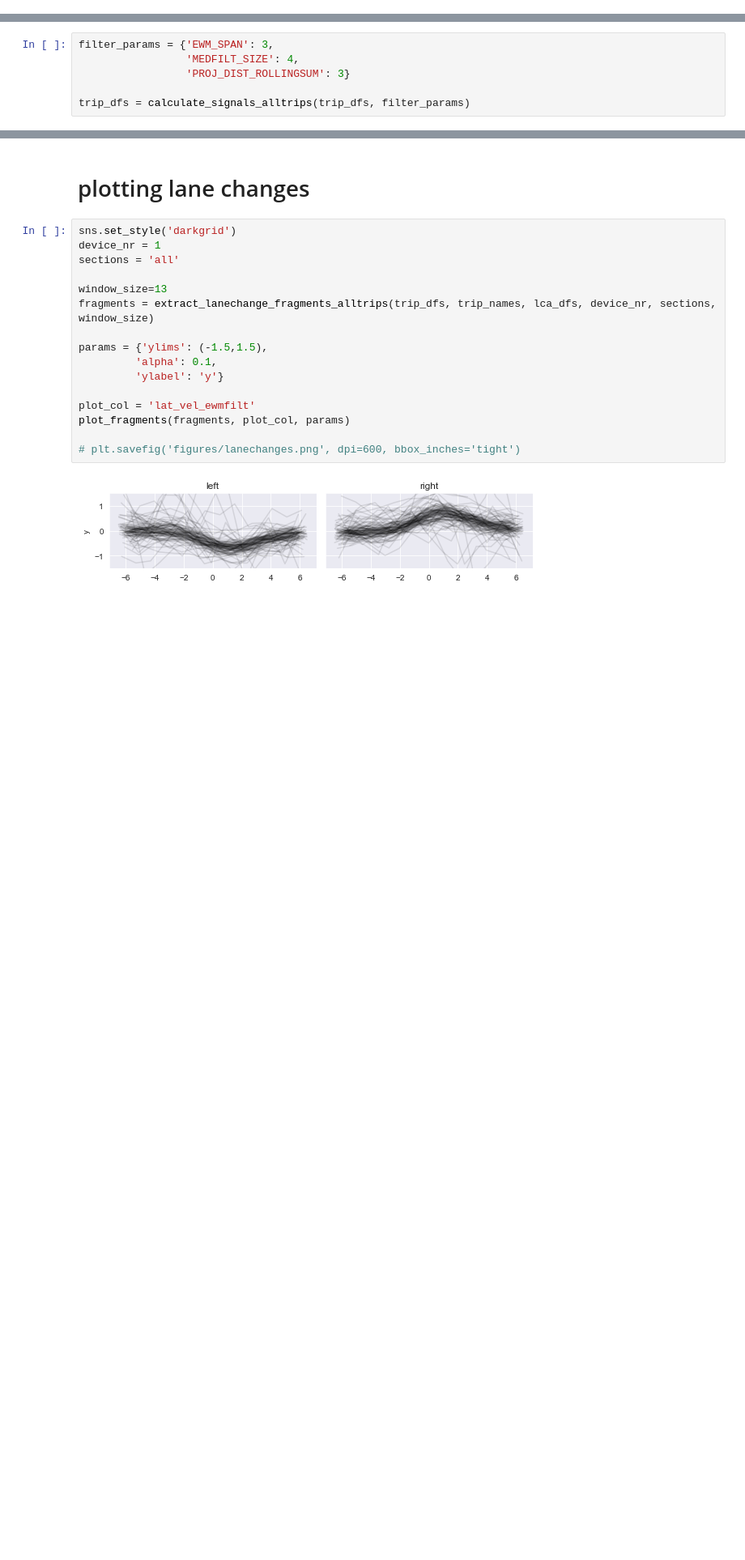
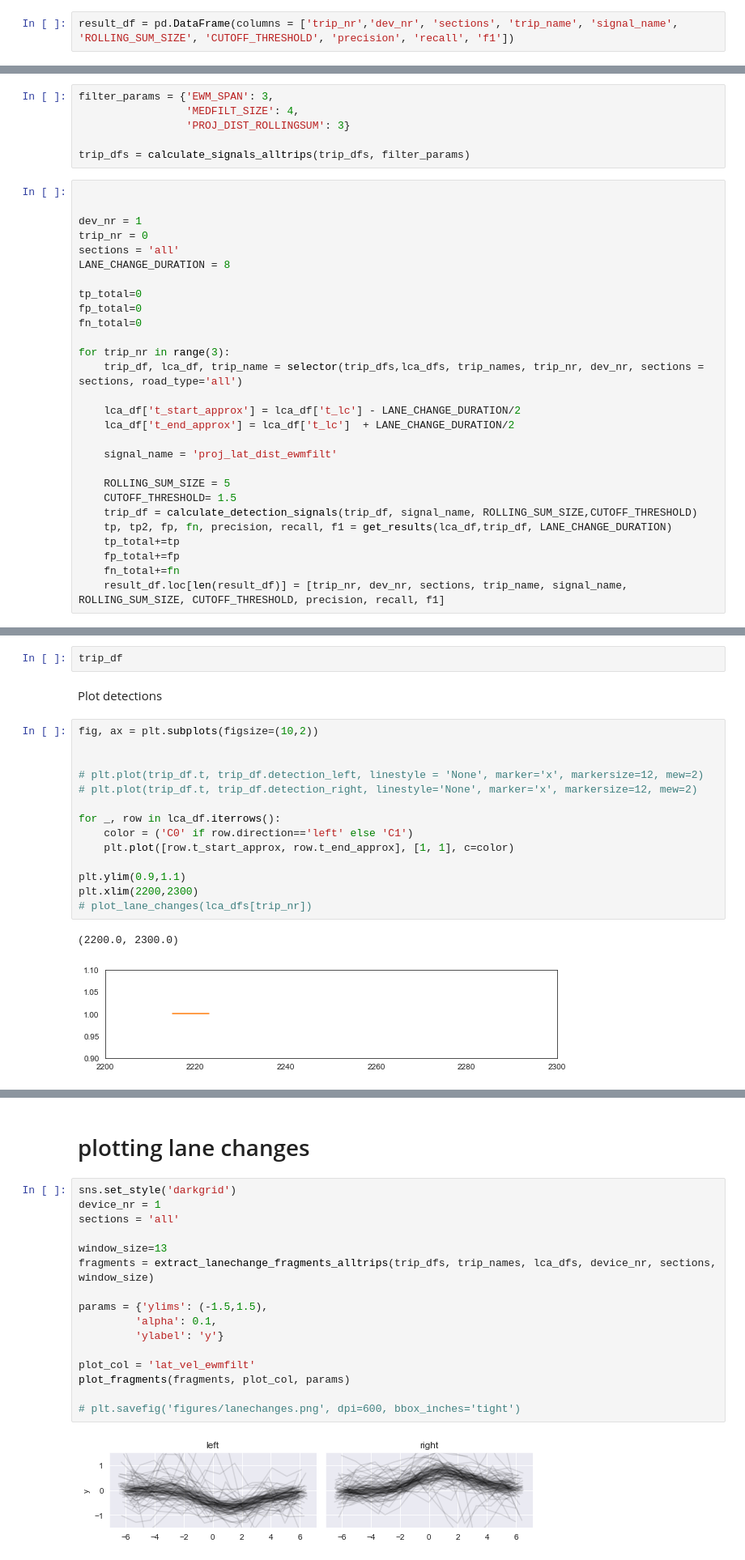
Before and after one commit to tomdries/gps-lane-changes, a Jupyter notebook: analysis.ipynb, the cells around one changed output, grey strips where cells are left out. Shown at 81% size. Drawn from its saved outputs; the diff is of its cells as text; blank space fills up the shorter version.

```diff
--- a/analysis.ipynb
+++ b/analysis.ipynb
@@ -46,0 +54,2 @@ Calculate signals
+# %%
+result_df = pd.DataFrame(columns = ['trip_nr','dev_nr', 'sections', 'trip_name', 'signal_name', 'ROLLING_SUM_SIZE', 'CUTOFF_THRESHOLD', 'precision', 'recall', 'f1'])
@@ -50,3 +104,31 @@ filter_params = {'EWM_SPAN': 3,
                  'PROJ_DIST_ROLLINGSUM': 3}
 
 trip_dfs = calculate_signals_alltrips(trip_dfs, filter_params)
+# %%
+
+
+dev_nr = 1
+trip_nr = 0
+sections = 'all'
+LANE_CHANGE_DURATION = 8
+
+tp_total=0
+fp_total=0
+fn_total=0
+
+for trip_nr in range(3):
+    trip_df, lca_df, trip_name = selector(trip_dfs,lca_dfs, trip_names, trip_nr, dev_nr, sections = sections, road_type='all')
+
+    lca_df['t_start_approx'] = lca_df['t_lc'] - LANE_CHANGE_DURATION/2
+    lca_df['t_end_approx'] = lca_df['t_lc']  + LANE_CHANGE_DURATION/2
+
+    signal_name = 'proj_lat_dist_ewmfilt'
+
+    ROLLING_SUM_SIZE = 5
+    CUTOFF_THRESHOLD= 1.5
+    trip_df = calculate_detection_signals(trip_df, signal_name, ROLLING_SUM_SIZE,CUTOFF_THRESHOLD)
+    tp, tp2, fp, fn, precision, recall, f1 = get_results(lca_df,trip_df, LANE_CHANGE_DURATION)
+    tp_total+=tp
+    fp_total+=fp
+    fn_total+=fn
+    result_df.loc[len(result_df)] = [trip_nr, dev_nr, sections, trip_name, signal_name, ROLLING_SUM_SIZE, CUTOFF_THRESHOLD, precision, recall, f1]
@@ -52,0 +168,21 @@ trip_dfs = calculate_signals_alltrips(trip_dfs, filter_params)
+# %%
+trip_df
+# %% [markdown]
+Plot detections
+# %%
+fig, ax = plt.subplots(figsize=(10,2))
+
+
+# plt.plot(trip_df.t, trip_df.detection_left, linestyle = 'None', marker='x', markersize=12, mew=2)
+# plt.plot(trip_df.t, trip_df.detection_right, linestyle='None', marker='x', markersize=12, mew=2)
+
+for _, row in lca_df.iterrows():
+    color = ('C0' if row.direction=='left' else 'C1')
+    plt.plot([row.t_start_approx, row.t_end_approx], [1, 1], c=color)
+
+plt.ylim(0.9,1.1)
+plt.xlim(2200,2300)
+# plot_lane_changes(lca_dfs[trip_nr])
+# %% [output]
+(2200.0, 2300.0)
+[figure, added]
```
Also changed, not shown: parts of 28 cells of this notebook, 1 other file.
